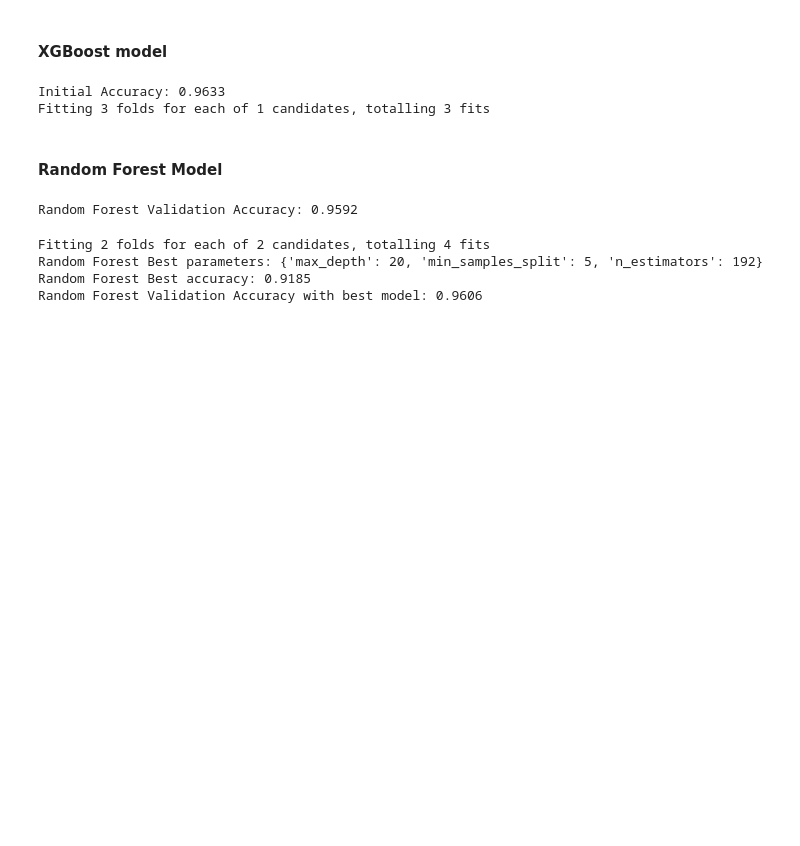
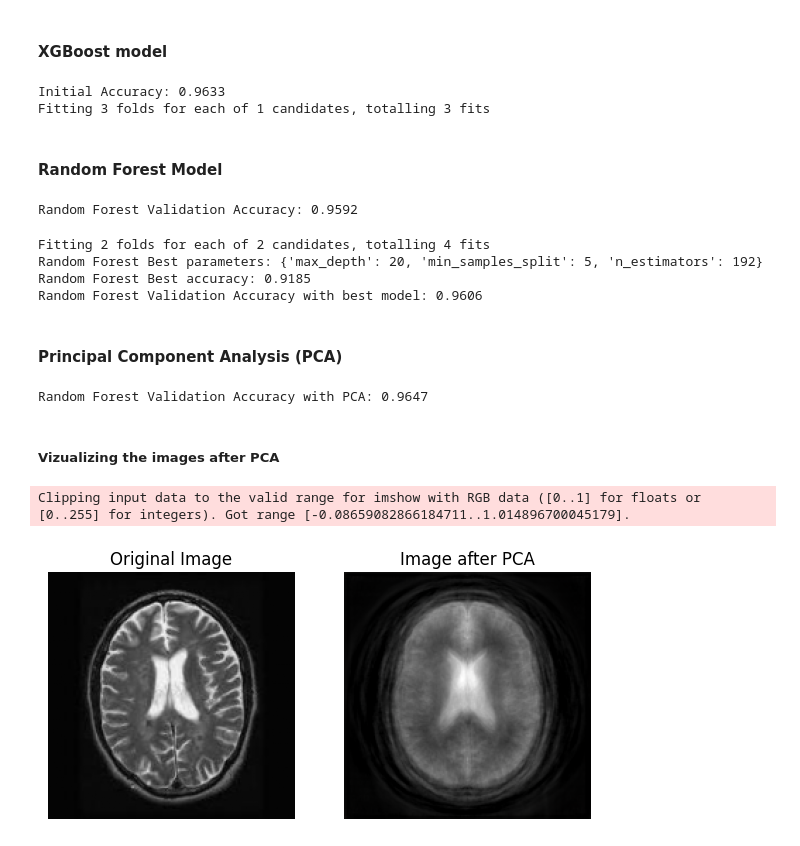
Before and after one commit to NoaAmichai/Brain_Tumor_Classification, a Jupyter notebook: Brain_Tumor_Classifiction.ipynb, the cells around one changed output. Drawn from its saved outputs; the diff is of its cells as text; code cells hidden in the pictures; blank space fills up the shorter version.

```diff
--- a/Brain_Tumor_Classifiction.ipynb
+++ b/Brain_Tumor_Classifiction.ipynb
@@ -236,3 +239,40 @@ Fitting 2 folds for each of 2 candidates, totalling 4 fits
 Random Forest Best parameters: {'max_depth': 20, 'min_samples_split': 5, 'n_estimators': 192}
 Random Forest Best accuracy: 0.9185
 Random Forest Validation Accuracy with best model: 0.9606
+# %% [markdown]
+#### Principal Component Analysis (PCA)
+# %%
+# Apply PCA for dimensionality reduction
+pca = PCA(n_components=50)
+X_train_pca = pca.fit_transform(X_train_flat)
+X_val_pca = pca.transform(X_val_flat)
+
+# Create and train the Random Forest model
+rf_model = RandomForestClassifier(n_estimators=200, max_depth=20, min_samples_split=5, random_state=42)
+rf_model.fit(X_train_pca, y_train)
+
+# Make predictions on the validation set
+y_pred_rf = rf_model.predict(X_val_pca)
+
+# Evaluate the model
+accuracy_rf = accuracy_score(y_val, y_pred_rf)
+print(f'Random Forest Validation Accuracy with PCA: {accuracy_rf:.4f}')
+# %% [output]
+Random Forest Validation Accuracy with PCA: 0.9647
+# %% [markdown]
+##### Vizualizing the images after PCA
+# %%
+
+fig, ax = plt.subplots(1, 2, figsize=(7, 5))
+ax[0].imshow(X_train_flat[8].reshape(175, 175, 3))
+ax[0].axis('off')
+ax[0].set_title('Original Image')
+
+ax[1].imshow(pca.inverse_transform(X_train_pca[8]).reshape(175, 175, 3))
+ax[1].axis('off')
+ax[1].set_title('Image after PCA')
+
+plt.show()
+# %% [output]
+Clipping input data to the valid range for imshow with RGB data ([0..1] for floats or [0..255] for integers). Got range [-0.08659082866184711..1.014896700045179].
+[figure, added]
```
Also changed, not shown: parts of 3 cells of this notebook.
